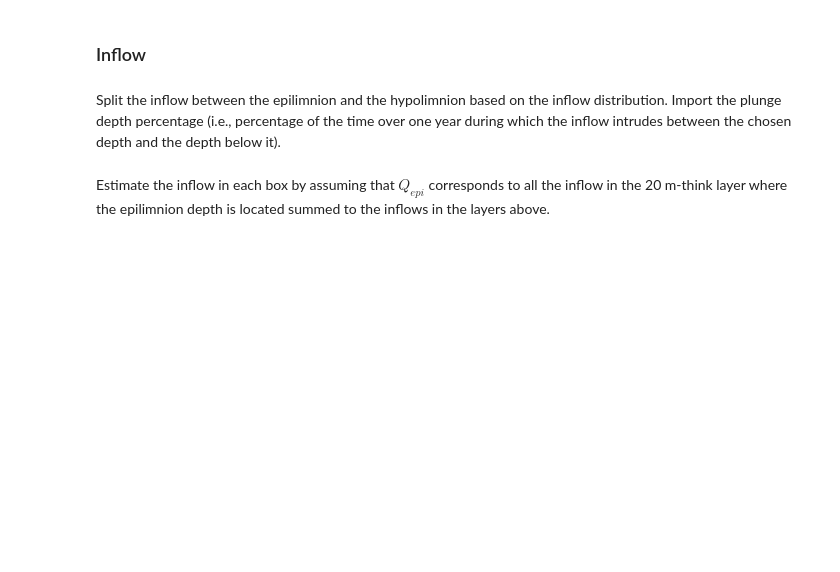
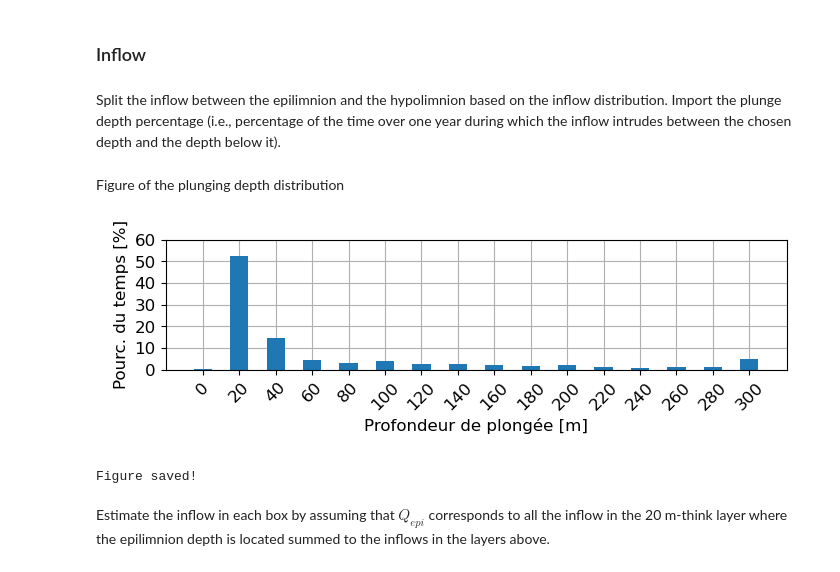
Before and after one commit to tdoda/triazole-Geneva, a Jupyter notebook: notebooks/Model_varying_mixing/run_scenario.ipynb, the cells around one changed output. Saved outputs shown, nothing was run; the diff lists cells and outputs as text; code cells hidden in the pictures; blank space fills up the shorter version.

```diff
--- a/notebooks/Model_varying_mixing/run_scenario.ipynb
+++ b/notebooks/Model_varying_mixing/run_scenario.ipynb
@@ -98,3 +139,30 @@ df_plunge=pd.read_csv(os.path.join("..","..","data","plunge_depth","plunge_depth
+# %% [markdown]
+Figure of the plunging depth distribution
+# %%
+fig,ax=plt.subplots(1,1,figsize=(18*cm,6*cm))
+
+ax.bar(df_plunge["plunge_depth_m"],df_plunge["percentage"],width=10,zorder=2)
+ax.set_xticks(np.arange(0,320,20))
+ax.set_yticks(np.arange(0,70,10))
+ax.tick_params(axis="x",labelrotation=45)
+ax.grid(zorder=0)
+
+if lang=="FR":
+    ax.set_xlabel("Profondeur de plongée [m]")
+    ax.set_ylabel("Pourc. du temps [%]")
+else:
+    ax.set_xlabel("Plunge depth [m]")
+    ax.set_ylabel("Perc. of time [%]")
+
+fig.set_tight_layout(True)
+# %% [output]
+[figure, added]
+# %%
+if savefig:
+    fig.savefig(os.path.join("Figures","plunging_depth.png"),dpi=400)
+    print("Figure saved!")
+# %% [output]
+Figure saved!
 # %% [markdown]
 Estimate the inflow in each box by assuming that $Q_{epi}$ corresponds to all the inflow in the 20 m-think layer where the epilimnion depth is located summed to the inflows in the layers above.
 # %%
```
Also changed, not shown: parts of 14 cells of this notebook, 25 other files.
